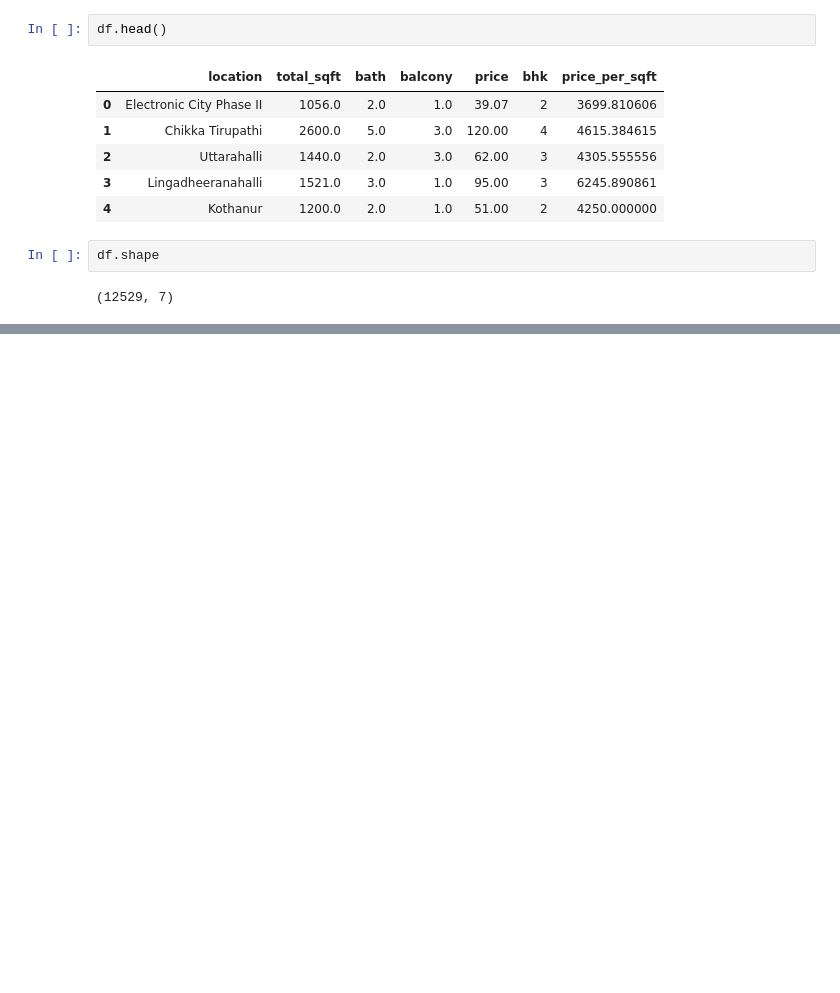
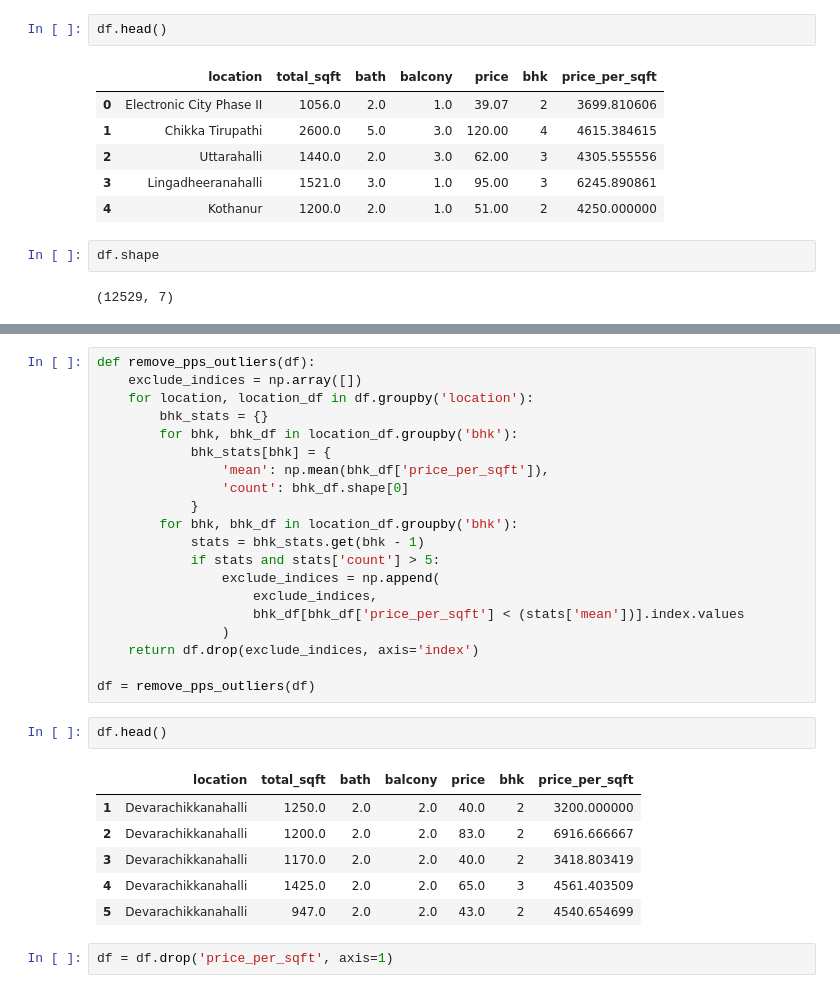
Before and after one commit to TousifTamboli/MLA-Projects, a Jupyter notebook: House Price Prediction/notebooks/01_data_understanding.ipynb, the cells around one changed output, grey strips where cells are left out. Saved outputs shown, nothing was run; the diff lists cells and outputs as text; blank space fills up the shorter version.

```diff
--- a/House Price Prediction/notebooks/01_data_understanding.ipynb
+++ b/House Price Prediction/notebooks/01_data_understanding.ipynb
@@ -270,0 +330,31 @@ df.shape
+# %%
+def remove_pps_outliers(df):
+    exclude_indices = np.array([])
+    for location, location_df in df.groupby('location'):
+        bhk_stats = {}
+        for bhk, bhk_df in location_df.groupby('bhk'):
+            bhk_stats[bhk] = {
+                'mean': np.mean(bhk_df['price_per_sqft']),
+                'count': bhk_df.shape[0]
+            }
+        for bhk, bhk_df in location_df.groupby('bhk'):
+            stats = bhk_stats.get(bhk - 1)
+            if stats and stats['count'] > 5:
+                exclude_indices = np.append(
+                    exclude_indices,
+                    bhk_df[bhk_df['price_per_sqft'] < (stats['mean'])].index.values
+                )
+    return df.drop(exclude_indices, axis='index')
+
+df = remove_pps_outliers(df)
+# %%
+df.head()
+# %% [output]
+|  | location | total_sqft | bath | balcony | price | bhk | price_per_sqft |
+| 1 | Devarachikkanahalli | 1250.0 | 2.0 | 2.0 | 40.0 | 2 | 3200.000000 |
+| 2 | Devarachikkanahalli | 1200.0 | 2.0 | 2.0 | 83.0 | 2 | 6916.666667 |
+| 3 | Devarachikkanahalli | 1170.0 | 2.0 | 2.0 | 40.0 | 2 | 3418.803419 |
+| 4 | Devarachikkanahalli | 1425.0 | 2.0 | 2.0 | 65.0 | 3 | 4561.403509 |
+| 5 | Devarachikkanahalli | 947.0 | 2.0 | 2.0 | 43.0 | 2 | 4540.654699 |
+# %%
+df = df.drop('price_per_sqft', axis=1)
```
Also changed, not shown: parts of 16 cells of this notebook.
